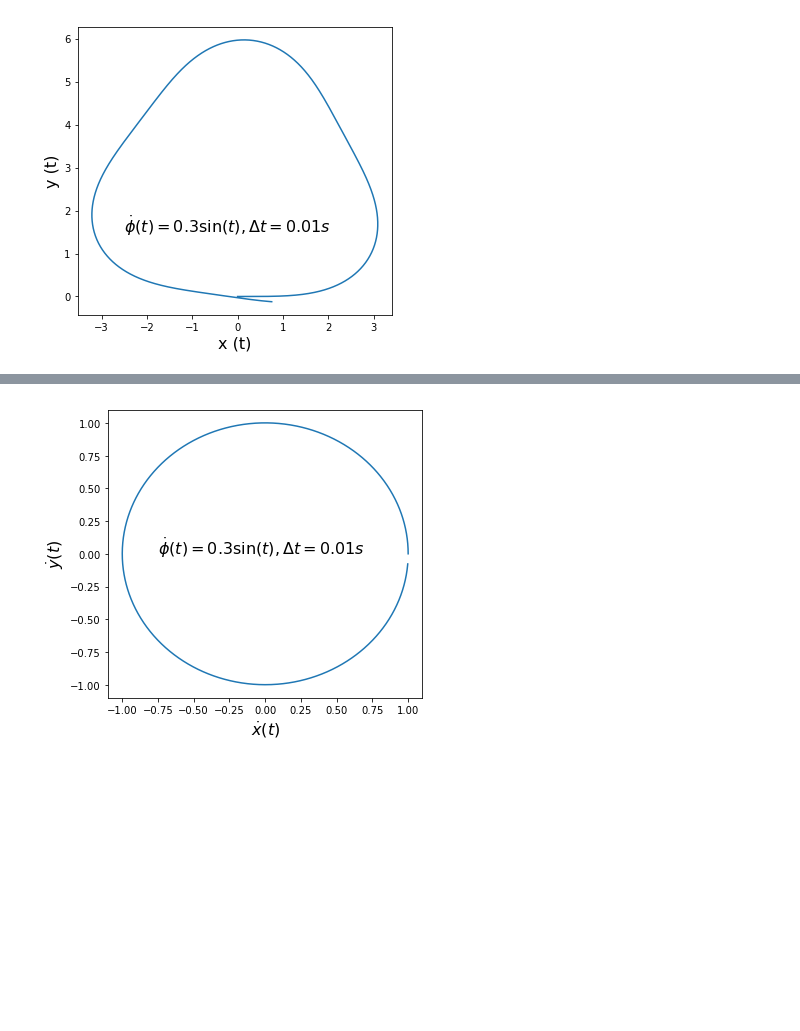
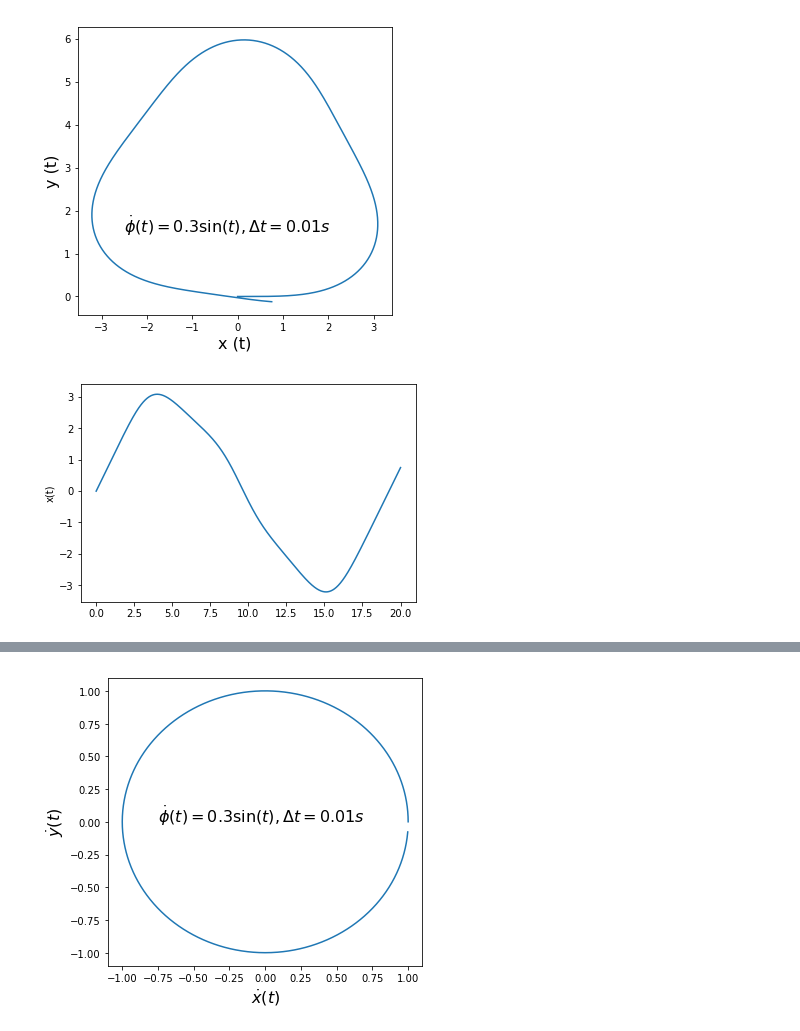
Before and after one commit to JingQian87/4733-Robotics, a Jupyter notebook: HW3/Robotics_HW3_Q2.ipynb, the cells around one changed output, grey strips where cells are left out. Saved outputs shown, nothing was run; the diff lists cells and outputs as text; code cells hidden in the pictures; blank space fills up the shorter version.

```diff
--- a/HW3/Robotics_HW3_Q2.ipynb
+++ b/HW3/Robotics_HW3_Q2.ipynb
@@ -27,3 +27,9 @@ plt.savefig('xy%s.png' %ratio)
 plt.show()
 # %% [output]
 [figure]
+# %%
+plt.plot(t,result.T[0])
+plt.ylabel('x(t)')
+plt.show()
+# %% [output]
+[figure, added]
```
Also changed, not shown: parts of 7 cells of this notebook.
